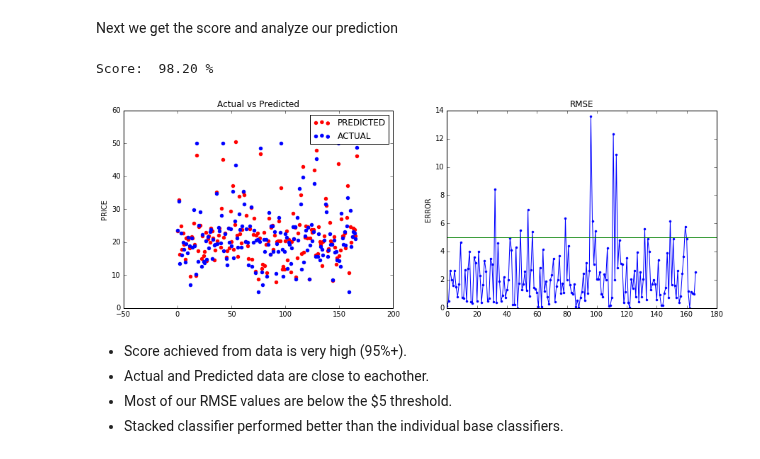
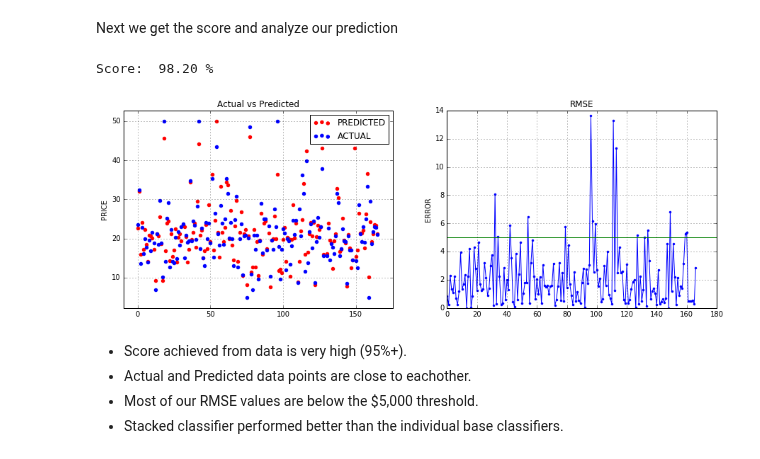
Before and after one commit to snazrul1/ssnazrul, a Jupyter notebook: DSE220/HW3/Boston_House_Prices.ipynb, the cells around one changed output. Saved outputs shown, nothing was run; the diff lists cells and outputs as text; code cells hidden in the pictures.

```diff
--- a/DSE220/HW3/Boston_House_Prices.ipynb
+++ b/DSE220/HW3/Boston_House_Prices.ipynb
@@ -81,7 +81,7 @@ The reasons are:
 def stack0(data,target):
     '''Train classifiers of Stack0'''
 
-    classifiers = [Ridge(),
+    classifiers = [Ridge(fit_intercept=True, normalize=True),
                   RandomForestRegressor(),
                   GradientBoostingRegressor()]
 
@@ -149,8 +149,9 @@ def stack1(data,target):
     clf = LinearRegression()
     clf.fit(stack0_df[columns].values, stack0_df['PRICE'].values)
     coefficients = clf.coef_
+    intercept = clf.intercept_
 
-    return coefficients, clfs
+    return coefficients, intercept ,clfs
 # %% [markdown]
 ###Final Computation
 # %% [markdown]
@@ -162,14 +163,19 @@ def stack_score(train_data, train_target, test_data, test_target):
     columns=['Ridge','Random_Forest','Gradient_Boost']
 
     #Collect data from Stack1 (which did the computation from Stack0)
-    coefficients, clfs = stack1(train_data, train_target)
+    coefficients, intercept, clfs = stack1(train_data, train_target)
 
     #Array of zeros for adding weighted predictions
     prediction = np.zeros(len(test_data))
 
+    #Calculate intercept
+    intercept_array = np.empty(len(test_data))
+    intercept_array.fill(intercept)
+
     #Add weighted predictions
     for i in range(len(columns)):
         prediction += coefficients[i]*clfs[columns[i]].predict(test_data)
+    prediction += intercept_array
 
     #Collect score
     tol = np.std(y_test)
@@ -179,28 +185,31 @@ def stack_score(train_data, train_target, test_data, test_target):
 # %%
 score, prediction = stack_score(X_train, y_train, X_test, y_test)
 print 'Score:\t','%.2f'%(score*100),'%'
 
 plt.figure(figsize=(15,5))
 
 #Actual vs Predicted
 plt.subplot(1,2,1)
 plt.scatter(range(len(prediction)),prediction,color='red')
 plt.scatter(range(len(y_test)),y_test, color='blue')
 plt.title('Actual vs Predicted')
 plt.ylabel('PRICE')
 plt.legend(['PREDICTED','ACTUAL'], loc=0)
+plt.axis('tight')
+plt.grid()
 
 #MSE
 plt.subplot(1,2,2)
 plt.plot(abs(prediction-y_test.values), '.-')
 plt.axhline(y=5, color='green')
 plt.title('RMSE')
-plt.ylabel('ERROR');
+plt.ylabel('ERROR')
+plt.grid();
 # %% [output]
 Score:  98.20 %
-[figure, old version]
+[figure, new version]
 # %% [markdown]
 - Score achieved from data is very high (95%+).
-- Actual and Predicted data are close to eachother.
-- Most of our RMSE values are below the $5 threshold.
+- Actual and Predicted data points are close to eachother.
+- Most of our RMSE values are below the $5,000 threshold.
 - Stacked classifier performed better than the individual base classifiers.
```
Also changed, not shown: parts of 3 cells of this notebook.
